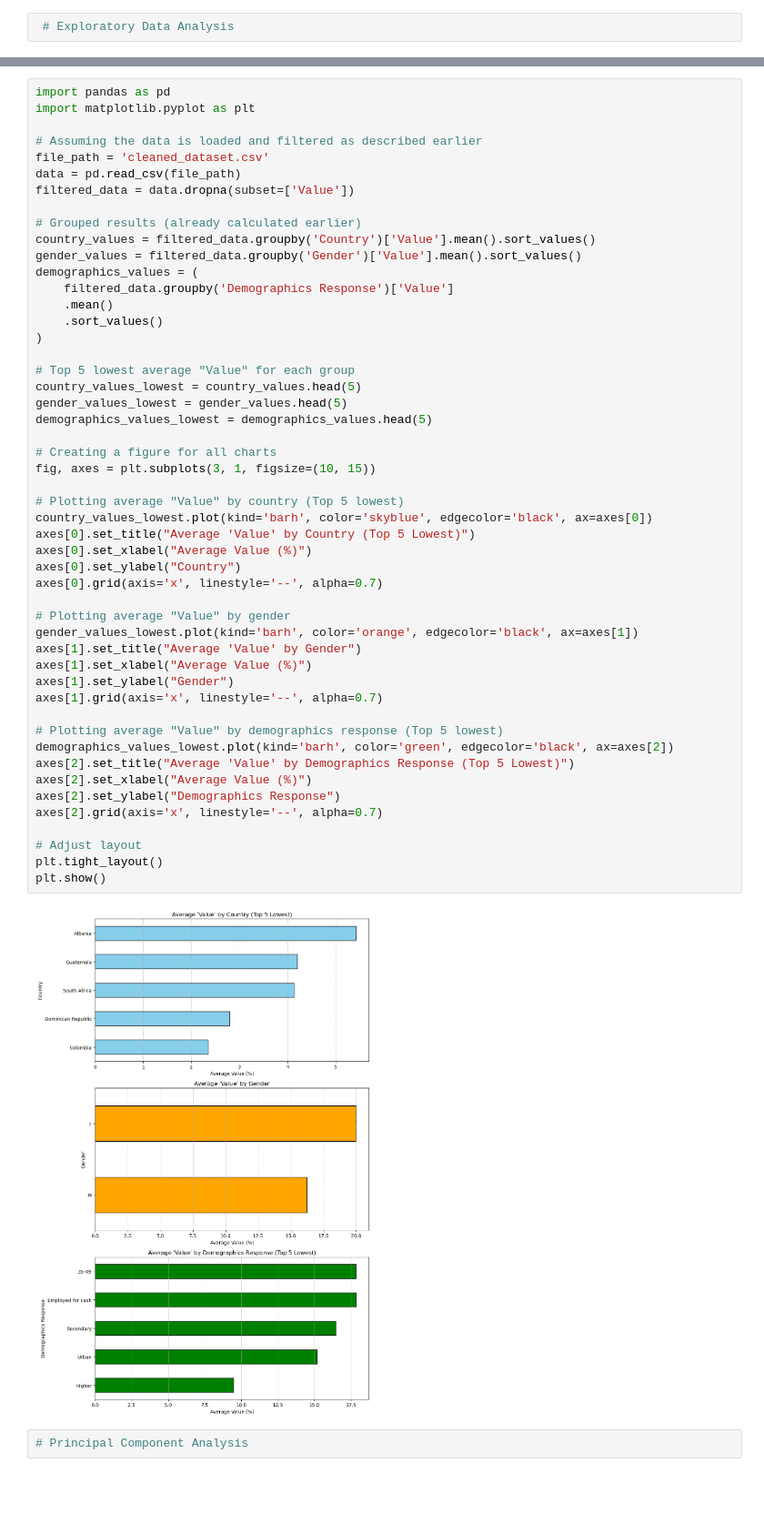
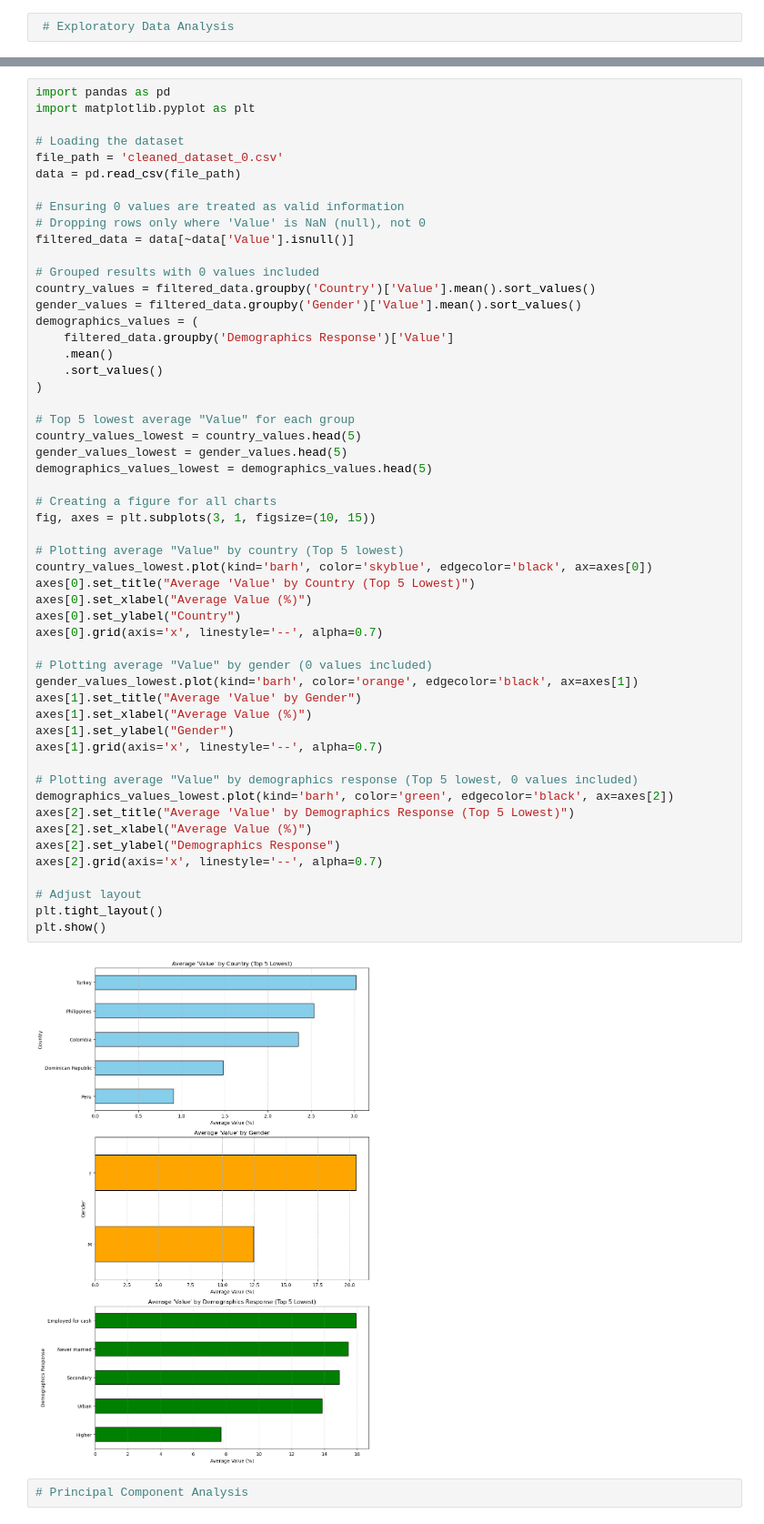
Before and after one commit to CharlesMalonRocha/Data-Exploration-and-Preparation-CA1, a Jupyter notebook: Data Exploration and Preparation - CA1.ipynb, the cells around one changed output, grey strips where cells are left out. Shown at 91% size. Cells and saved outputs as stored; diff of their text form; blank space fills up the shorter version.

```diff
--- a/Data Exploration and Preparation - CA1.ipynb
+++ b/Data Exploration and Preparation - CA1.ipynb
@@ -167,12 +167,15 @@ max      420.000000     56.300000
 import pandas as pd
 import matplotlib.pyplot as plt
 
-# Assuming the data is loaded and filtered as described earlier
-file_path = 'cleaned_dataset.csv'
+# Loading the dataset
+file_path = 'cleaned_dataset_0.csv'
 data = pd.read_csv(file_path)
-filtered_data = data.dropna(subset=['Value'])
 
-# Grouped results (already calculated earlier)
+# Ensuring 0 values are treated as valid information
+# Dropping rows only where 'Value' is NaN (null), not 0
+filtered_data = data[~data['Value'].isnull()]
+
+# Grouped results with 0 values included
 country_values = filtered_data.groupby('Country')['Value'].mean().sort_values()
 gender_values = filtered_data.groupby('Gender')['Value'].mean().sort_values()
 demographics_values = (
@@ -185,36 +188,36 @@ demographics_values = (
 country_values_lowest = country_values.head(5)
 gender_values_lowest = gender_values.head(5)
 demographics_values_lowest = demographics_values.head(5)
 
 # Creating a figure for all charts
 fig, axes = plt.subplots(3, 1, figsize=(10, 15))
 
 # Plotting average "Value" by country (Top 5 lowest)
 country_values_lowest.plot(kind='barh', color='skyblue', edgecolor='black', ax=axes[0])
 axes[0].set_title("Average 'Value' by Country (Top 5 Lowest)")
 axes[0].set_xlabel("Average Value (%)")
 axes[0].set_ylabel("Country")
 axes[0].grid(axis='x', linestyle='--', alpha=0.7)
 
-# Plotting average "Value" by gender
+# Plotting average "Value" by gender (0 values included)
 gender_values_lowest.plot(kind='barh', color='orange', edgecolor='black', ax=axes[1])
 axes[1].set_title("Average 'Value' by Gender")
 axes[1].set_xlabel("Average Value (%)")
 axes[1].set_ylabel("Gender")
 axes[1].grid(axis='x', linestyle='--', alpha=0.7)
 
-# Plotting average "Value" by demographics response (Top 5 lowest)
+# Plotting average "Value" by demographics response (Top 5 lowest, 0 values included)
 demographics_values_lowest.plot(kind='barh', color='green', edgecolor='black', ax=axes[2])
 axes[2].set_title("Average 'Value' by Demographics Response (Top 5 Lowest)")
 axes[2].set_xlabel("Average Value (%)")
 axes[2].set_ylabel("Demographics Response")
 axes[2].grid(axis='x', linestyle='--', alpha=0.7)
 
 # Adjust layout
 plt.tight_layout()
 plt.show()
 # %% [output]
-[figure, old version]
+[figure, new version]
 # %%
 # Principal Component Analysis
 # %%
```
Also changed, not shown: parts of 5 cells of this notebook, 15 other files.
